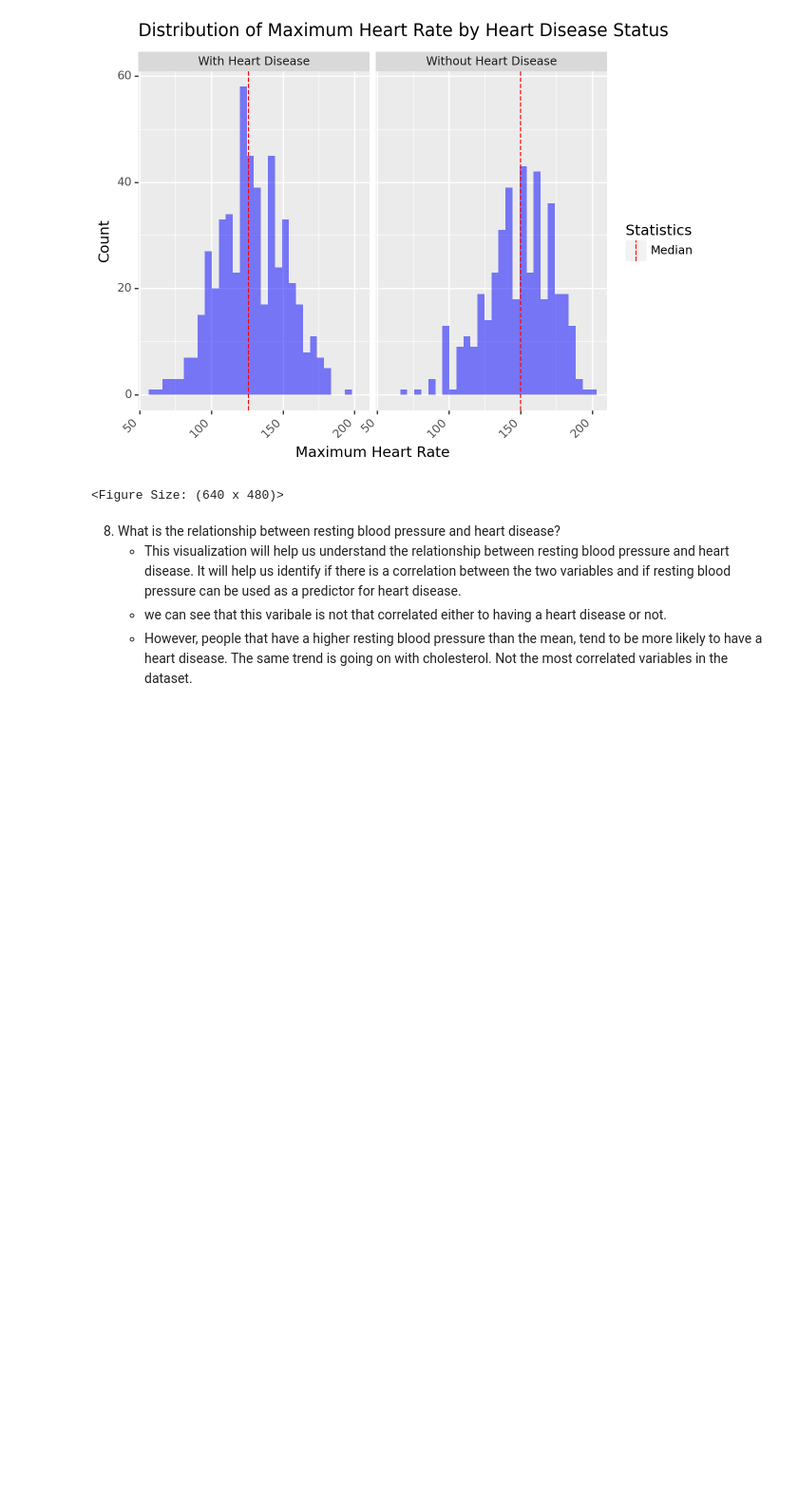
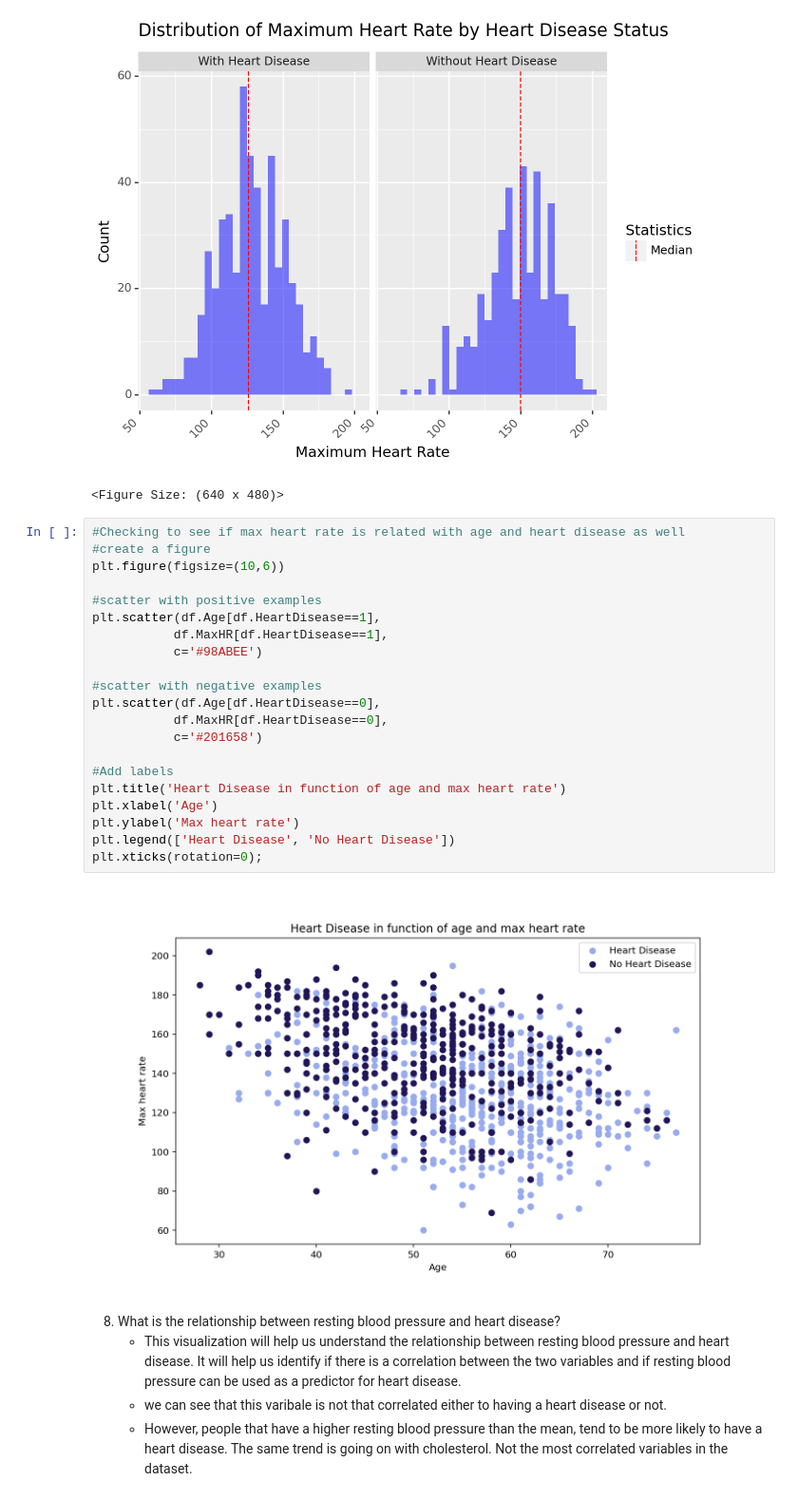
Before and after one commit to dgardunohorneffer/Captsone-AI, a Jupyter notebook: Notebooks/Daniela_Garduno/Notebook_Daniela.ipynb, the cells around one changed output. Shown at 95% size. Saved outputs shown, nothing was run; the diff lists cells and outputs as text; blank space fills up the shorter version.

```diff
--- a/Notebooks/Daniela_Garduno/Notebook_Daniela.ipynb
+++ b/Notebooks/Daniela_Garduno/Notebook_Daniela.ipynb
@@ -312,6 +290,29 @@ histogram_graph()
 # %% [output]
 [figure]
 <Figure Size: (640 x 480)>
+# %%
+#Checking to see if max heart rate is related with age and heart disease as well
+#create a figure
+plt.figure(figsize=(10,6))
+
+#scatter with positive examples
+plt.scatter(df.Age[df.HeartDisease==1],
+           df.MaxHR[df.HeartDisease==1],
+           c='#98ABEE')
+
+#scatter with negative examples
+plt.scatter(df.Age[df.HeartDisease==0],
+           df.MaxHR[df.HeartDisease==0],
+           c='#201658')
+
+#Add labels
+plt.title('Heart Disease in function of age and max heart rate')
+plt.xlabel('Age')
+plt.ylabel('Max heart rate')
+plt.legend(['Heart Disease', 'No Heart Disease'])
+plt.xticks(rotation=0);
+# %% [output]
+[figure, added]
 # %% [markdown]
 8. What is the relationship between resting blood pressure and heart disease?
     * This visualization will help us understand the relationship between resting blood pressure and heart disease. It will help us identify if there is a correlation between the two variables and if resting blood pressure can be used as a predictor for heart disease.
```
Also changed, not shown: parts of 34 cells of this notebook.
